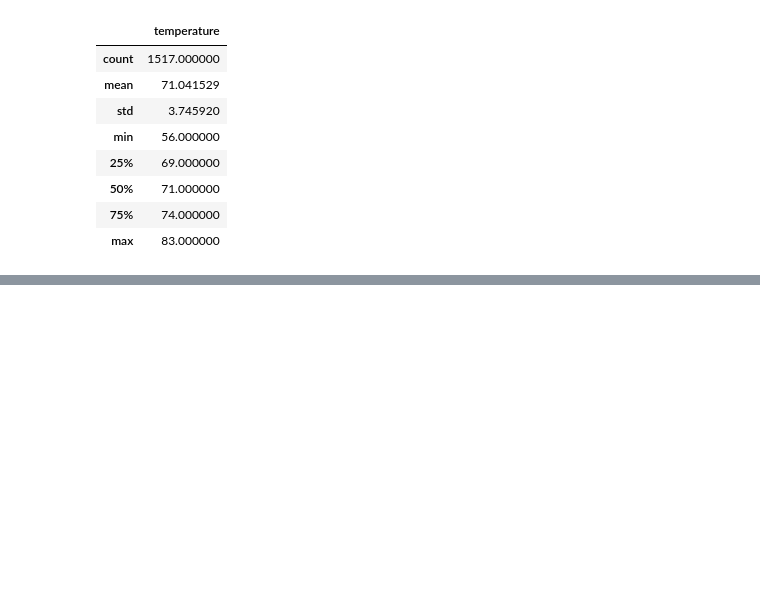
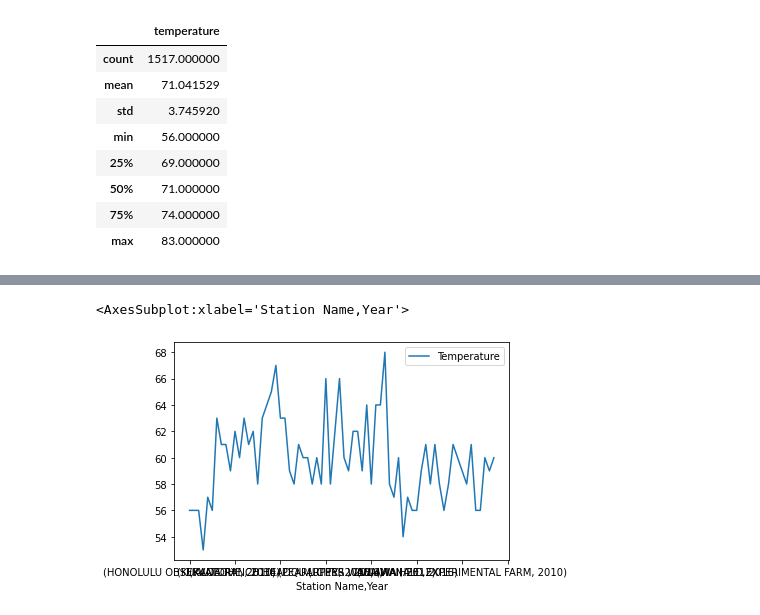
Before and after one commit to Daniel-Sanudo/Surfs_up, a Jupyter notebook: SurfsUp_Challenge.ipynb, the cells around one changed output, grey strips where cells are left out. Saved outputs shown, nothing was run; the diff lists cells and outputs as text; code cells hidden in the pictures; blank space fills up the shorter version.

Commit message:
Created additional queries to analyze historic data

```diff
--- a/SurfsUp_Challenge.ipynb
+++ b/SurfsUp_Challenge.ipynb
@@ -174,0 +263,11 @@ December_Temperature_DF.describe()
+# %%
+# Get all the temperature records in a single query
+Historical_temperature = engine.execute(
+                '''SELECT station.name,
+                    measurement.date,
+                    measurement.tobs
+                FROM station
+                INNER JOIN measurement
+                    ON station.station = measurement.station
+                ''').fetchall()
+Historical_temperature
@@ -174,0 +292,4 @@ December_Temperature_DF.describe()
+# %%
+# Create dataframe with historical temperature data
+Historical_temperature_DF = pd.DataFrame(Historical_temperature, columns=["Station Name", "Date", "Temperature"])
+Historical_temperature_DF
@@ -174,0 +310,16 @@ December_Temperature_DF.describe()
+# %%
+# Clean the station name
+
+Historical_temperature_DF['Station Name'] = Historical_temperature_DF['Station Name'].str.extract('([a-zA-Z ]*)')
+
+# Split the Date Column into 2 columns, year and month
+Historical_temperature_DF['Year'] = Historical_temperature_DF['Date'].str.extract('([0-9]{4})')
+Historical_temperature_DF['Month'] = Historical_temperature_DF['Date'].str.extract('[0-9]{4}.([0-9]{2})')
+# %%
+# Reorganize Columns and drop the date column
+Historical_temperature_DF = Historical_temperature_DF[["Station Name", "Year", "Month", "Temperature"]]
+
+# Change month number into month short notation name
+Historical_temperature_DF.loc[:,'Month'] = Historical_temperature_DF['Month'].astype(int).apply(lambda x : calendar.month_abbr[x])
+
+Historical_temperature_DF
@@ -174,0 +345,6 @@ December_Temperature_DF.describe()
+# %%
+Historical_Max_temperature_DF = Historical_temperature_DF.groupby(['Station Name','Year']).max()
+Historical_Min_temperature_DF = Historical_temperature_DF.groupby(['Station Name','Year']).min()
+# %% [output]
+<AxesSubplot:xlabel='Station Name,Year'>
+[figure, added]
```
Also changed, not shown: parts of 8 cells of this notebook.
